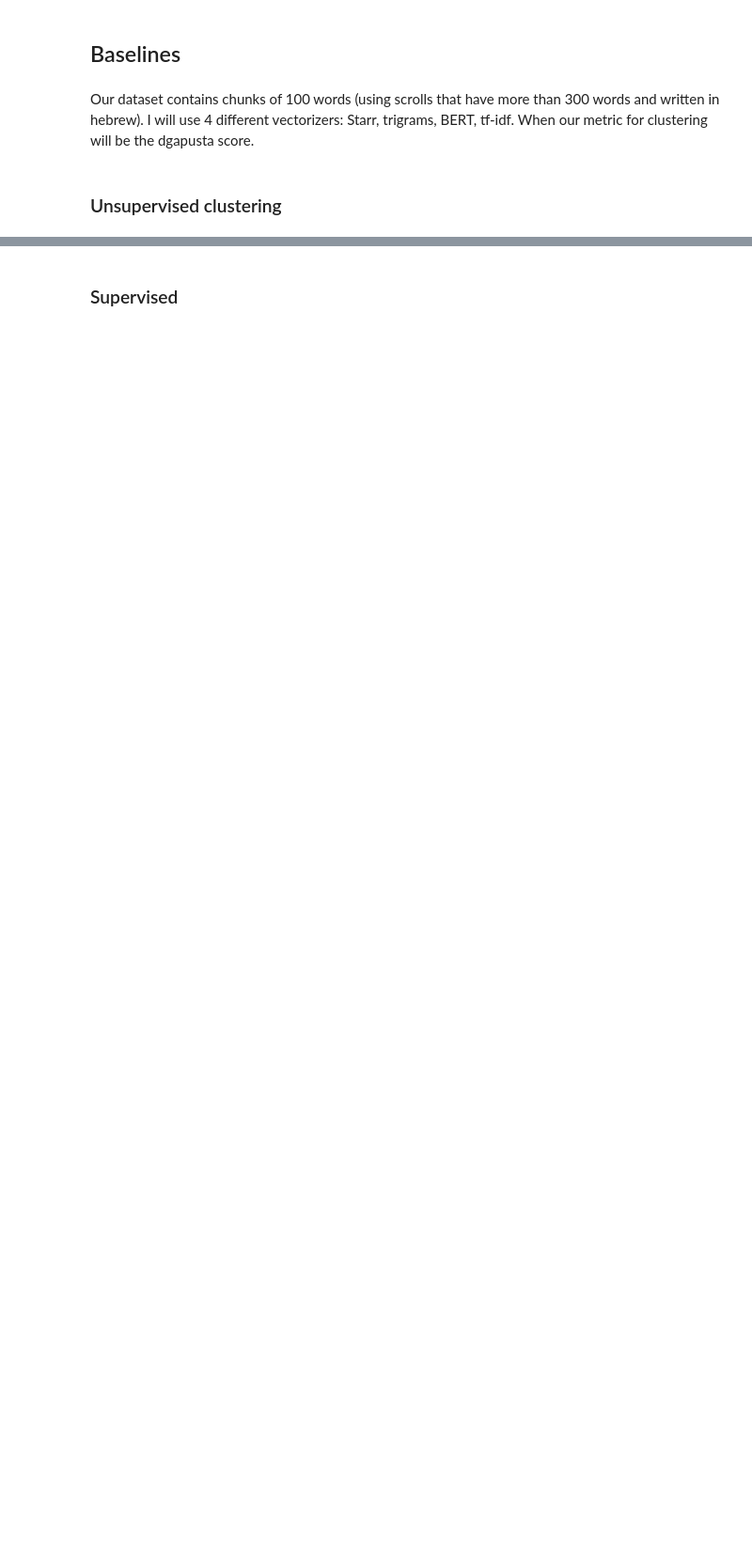
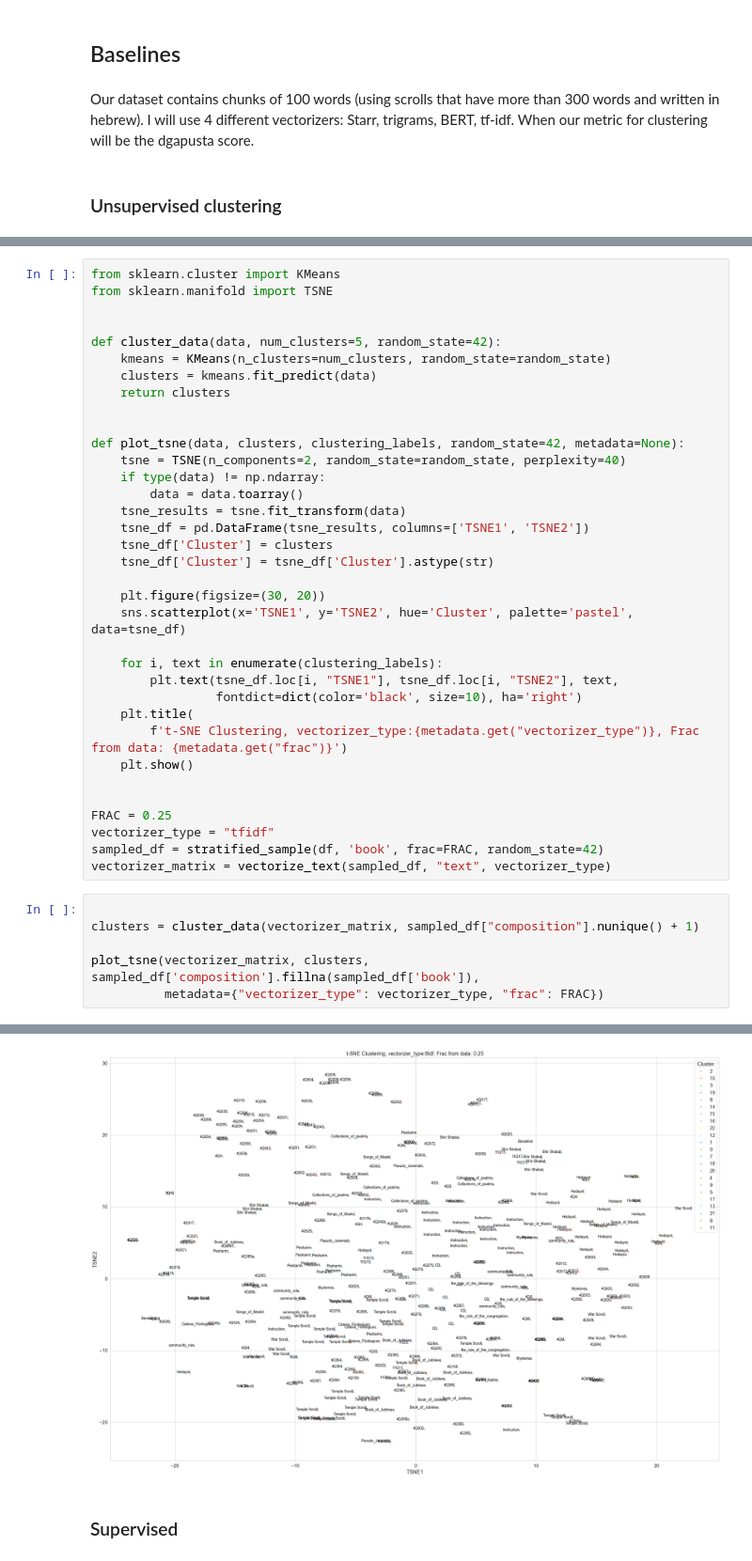
Before and after one commit to yonatanlou/QumranNLP, a Jupyter notebook: notebooks/3.0-clustering_by_book.ipynb, the cells around one changed output, grey strips where cells are left out. Shown at 94% size. Drawn from its saved outputs; the diff is of its cells as text; blank space fills up the shorter version.

```diff
--- a/notebooks/3.0-clustering_by_book.ipynb
+++ b/notebooks/3.0-clustering_by_book.ipynb
@@ -949,0 +677,42 @@ where $A$ and $B$ are sets of labels. Higher values are better, indicating a gre
+# %%
+from sklearn.cluster import KMeans
+from sklearn.manifold import TSNE
+
+
+def cluster_data(data, num_clusters=5, random_state=42):
+    kmeans = KMeans(n_clusters=num_clusters, random_state=random_state)
+    clusters = kmeans.fit_predict(data)
+    return clusters
+
+
+def plot_tsne(data, clusters, clustering_labels, random_state=42, metadata=None):
+    tsne = TSNE(n_components=2, random_state=random_state, perplexity=40)
+    if type(data) != np.ndarray:
+        data = data.toarray()
+    tsne_results = tsne.fit_transform(data)
+    tsne_df = pd.DataFrame(tsne_results, columns=['TSNE1', 'TSNE2'])
+    tsne_df['Cluster'] = clusters
+    tsne_df['Cluster'] = tsne_df['Cluster'].astype(str)
+
+    plt.figure(figsize=(30, 20))
+    sns.scatterplot(x='TSNE1', y='TSNE2', hue='Cluster', palette='pastel', data=tsne_df)
+
+    for i, text in enumerate(clustering_labels):
+        plt.text(tsne_df.loc[i, "TSNE1"], tsne_df.loc[i, "TSNE2"], text,
+                 fontdict=dict(color='black', size=10), ha='right')
+    plt.title(
+        f't-SNE Clustering, vectorizer_type:{metadata.get("vectorizer_type")}, Frac from data: {metadata.get("frac")}')
+    plt.show()
+
+
+FRAC = 0.25
+vectorizer_type = "tfidf"
+sampled_df = stratified_sample(df, 'book', frac=FRAC, random_state=42)
+vectorizer_matrix = vectorize_text(sampled_df, "text", vectorizer_type)
+# %%
+
+clusters = cluster_data(vectorizer_matrix, sampled_df["composition"].nunique() + 1)
+
+plot_tsne(vectorizer_matrix, clusters, sampled_df['composition'].fillna(sampled_df['book']),
+          metadata={"vectorizer_type": vectorizer_type, "frac": FRAC})
+# %% [output]
@@ -950,2 +728,3 @@ where $A$ and $B$ are sets of labels. Higher values are better, indicating a gre
+[figure, added]
 # %% [markdown]
 ### Supervised
```
Also changed, not shown: parts of 33 cells of this notebook.
